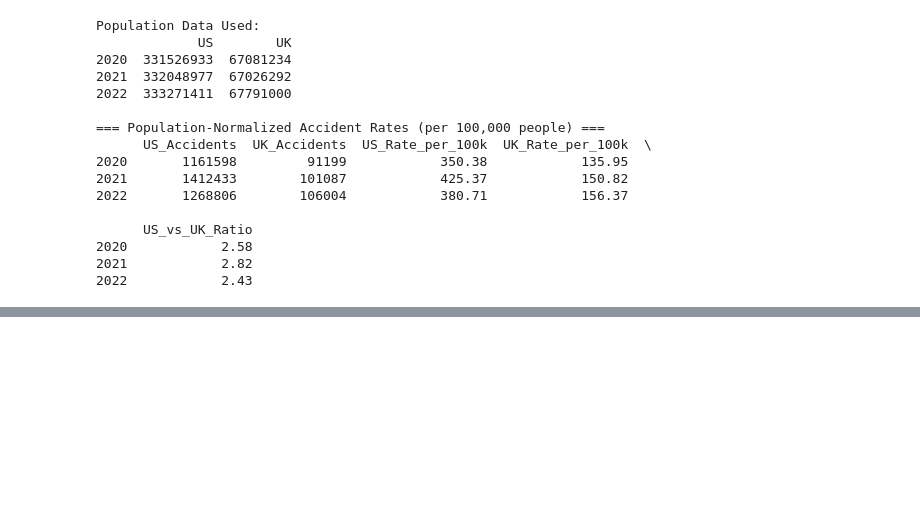
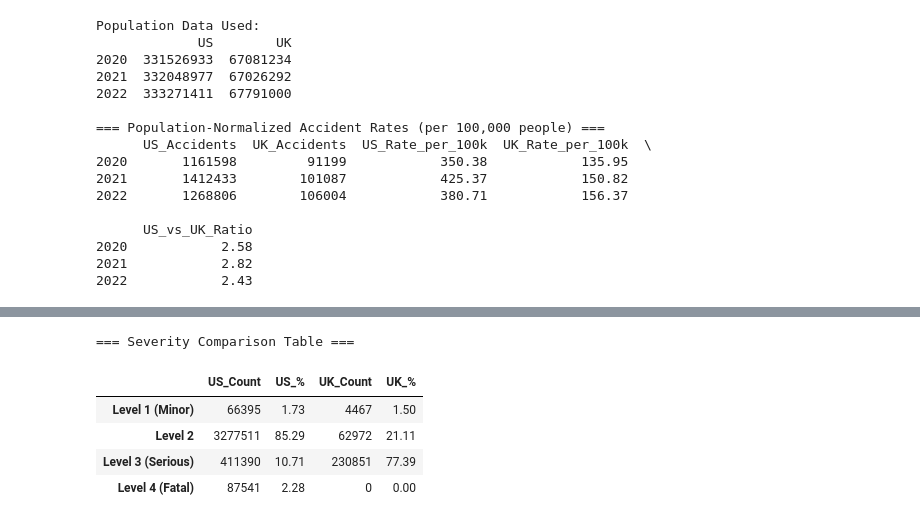
Before and after one commit to denislavh/Uk-vs-US-Road-Accidents-Comparison, a Jupyter notebook: Road_Accidents.ipynb, the cells around one changed output, grey strips where cells are left out. Saved outputs shown, nothing was run; the diff lists cells and outputs as text; code cells hidden in the pictures; blank space fills up the shorter version.

```diff
--- a/Road_Accidents.ipynb
+++ b/Road_Accidents.ipynb
@@ -292,0 +515,31 @@ display(Markdown(summary_md))
+# %%
+from scipy.stats import chi2_contingency
+import pandas as pd
+
+# Get raw counts
+us_counts = us_filtered['Severity'].value_counts().sort_index()
+uk_counts = uk_filtered['Severity'].value_counts().sort_index()
+
+# Create clean comparison table
+comparison_table = pd.DataFrame({
+    'US_Count': [us_counts.get(1, 0), us_counts.get(2, 0), us_counts.get(3, 0), us_counts.get(4, 0)],
+    'US_%': [us_counts.get(1, 0)/len(us_filtered)*100,
+             us_counts.get(2, 0)/len(us_filtered)*100,
+             us_counts.get(3, 0)/len(us_filtered)*100,
+             us_counts.get(4, 0)/len(us_filtered)*100],
+    'UK_Count': [uk_counts.get(1, 0), uk_counts.get(2, 0), uk_counts.get(3, 0), 0],
+    'UK_%': [uk_counts.get(1, 0)/len(uk_filtered)*100 if len(uk_filtered)>0 else 0,
+             uk_counts.get(2, 0)/len(uk_filtered)*100 if len(uk_filtered)>0 else 0,
+             uk_counts.get(3, 0)/len(uk_filtered)*100 if len(uk_filtered)>0 else 0,
+             0]
+}, index=['Level 1 (Minor)', 'Level 2', 'Level 3 (Serious)', 'Level 4 (Fatal)'])
+
+print("=== Severity Comparison Table ===")
+display(comparison_table.round(2))
+# %% [output]
+=== Severity Comparison Table ===
+|  | US_Count | US_% | UK_Count | UK_% |
+| Level 1 (Minor) | 66395 | 1.73 | 4467 | 1.50 |
+| Level 2 | 3277511 | 85.29 | 62972 | 21.11 |
+| Level 3 (Serious) | 411390 | 10.71 | 230851 | 77.39 |
+| Level 4 (Fatal) | 87541 | 2.28 | 0 | 0.00 |
```
Also changed, not shown: parts of 18 cells of this notebook.
